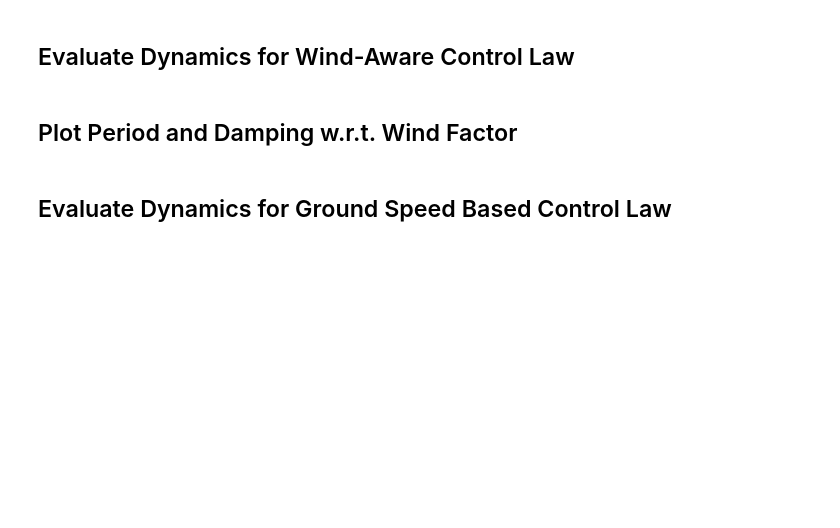
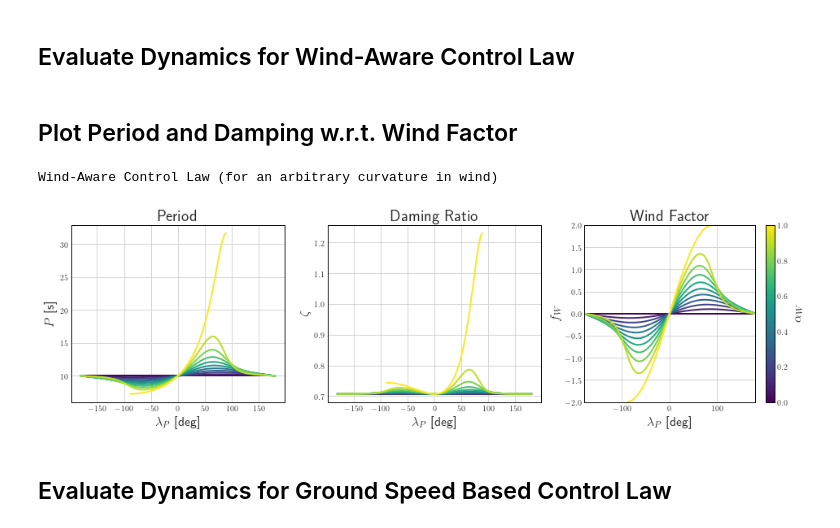
Before and after one commit to tstastny/windy_guidance_stability_analysis, a Jupyter notebook: Stability Analysis of Wind-Aware Guidance for Fixed-Wing UAVs.ipynb, the cells around one changed output. Drawn from its saved outputs; the diff is of its cells as text; code cells hidden in the pictures; blank space fills up the shorter version.

```diff
--- a/Stability Analysis of Wind-Aware Guidance for Fixed-Wing UAVs.ipynb
+++ b/Stability Analysis of Wind-Aware Guidance for Fixed-Wing UAVs.ipynb
@@ -147,6 +147,7 @@ $\displaystyle \zeta(k=k_{0},T=T_{0},b=0) = \frac{\sqrt{T_{0}} \sqrt{k_{0}}}{2 \
 # subtitute nominal tuning
 
 # Period
+P0 = sp.symbols('P_0')
 
 P = sp.symbols('P')
 P_expr = 2 * sp.pi / omn_expr
@@ -395,7 +420,7 @@ for i in range(len_alpW):
 plot_lw = 2
 cmap = plt.cm.get_cmap('viridis', len_alpW)
 
-fig = plt.figure(figsize=(16,5))
+fig = plt.figure(figsize=(16,4))
 spec = gridspec.GridSpec(ncols=3, nrows=1, figure=fig)
 
 ax1 = fig.add_subplot(spec[:, 0])
@@ -406,33 +431,36 @@ ax1.set_title(r'Period')
 ax1.set_xlabel(r'${\lambda_P}$ [deg]')
 ax1.set_ylabel(r'$P$ [s]')
 for i in range(len_alpW):
     ax1.plot(np.rad2deg(lP_data), P_data[i,:], linewidth=plot_lw, color=cmap(i))
 # ax1.annotate(r'$P_0$', xy=(-80, P1), xytext=(-100, P1+2), arrowprops=dict(arrowstyle="->"), fontsize=14)
 
 ax2.set_title(r'Daming Ratio')
 ax2.set_xlabel(r'${\lambda_P}$ [deg]')
 ax2.set_ylabel(r'$\zeta$')
 for i in range(len_alpW):
     ax2.plot(np.rad2deg(lP_data), zeta_data[i,:], linewidth=plot_lw, color=cmap(i))
 
 ax3.set_title(r'Wind Factor')
 ax3.set_xlabel(r'${\lambda_P}$ [deg]')
 ax3.set_ylabel(r'$f_W$')
 for i in range(len_alpW):
     ax3.plot(np.rad2deg(lP_data), fW_data[i,:], linewidth=plot_lw, color=cmap(i))
 ax3.set_xlim(np.rad2deg([lP_data[0], lP_data[-1]]))
 ax3.set_ylim([-2, 2])
 
 # plot dummy data to have stand alone colorbar
 dummy_array = np.array([[0,1]])
 dummy_plot = ax3.imshow(dummy_array, cmap='viridis')
 dummy_plot.set_visible(False)
 fig.colorbar(dummy_plot, ax=ax3, label=r'$\alpha_W$')
 
 ax3.set_aspect('auto')
 
 print('Wind-Aware Control Law (for an arbitrary curvature in wind)')
 plt.show()
+# %% [output]
+Wind-Aware Control Law (for an arbitrary curvature in wind)
+[figure, added]
 # %% [markdown]
 ## Evaluate Dynamics for Ground Speed Based Control Law
 # %%
```
Also changed, not shown: parts of 5 cells of this notebook, 1 other file.
